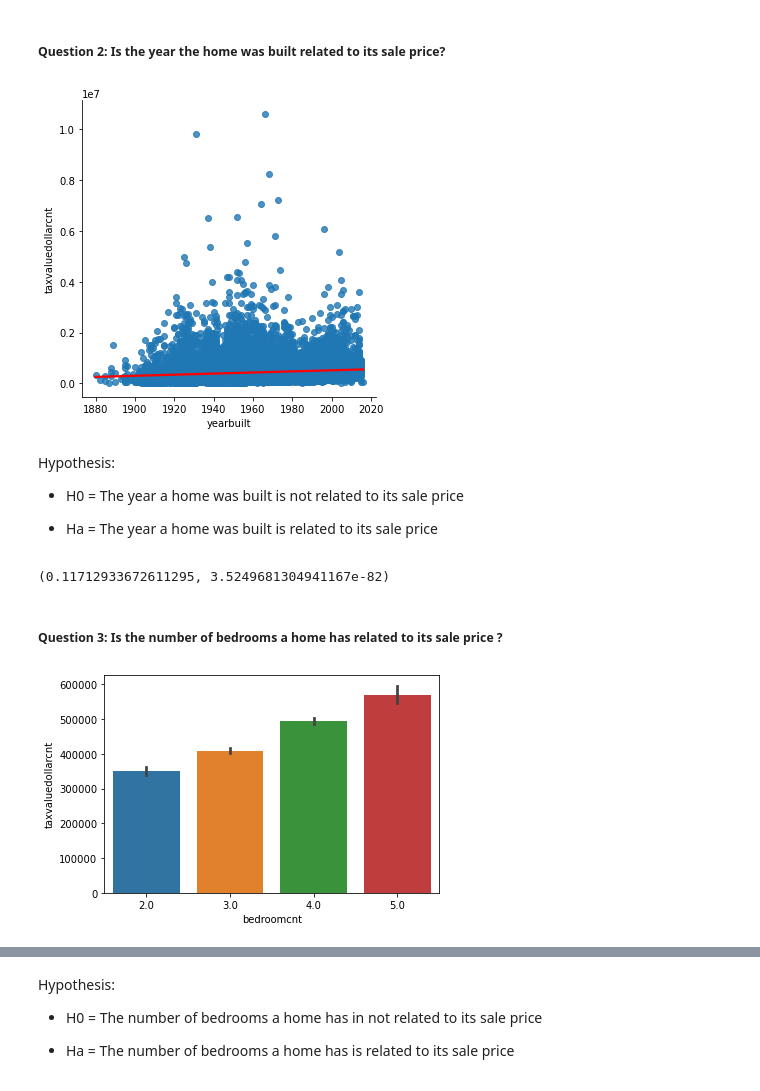
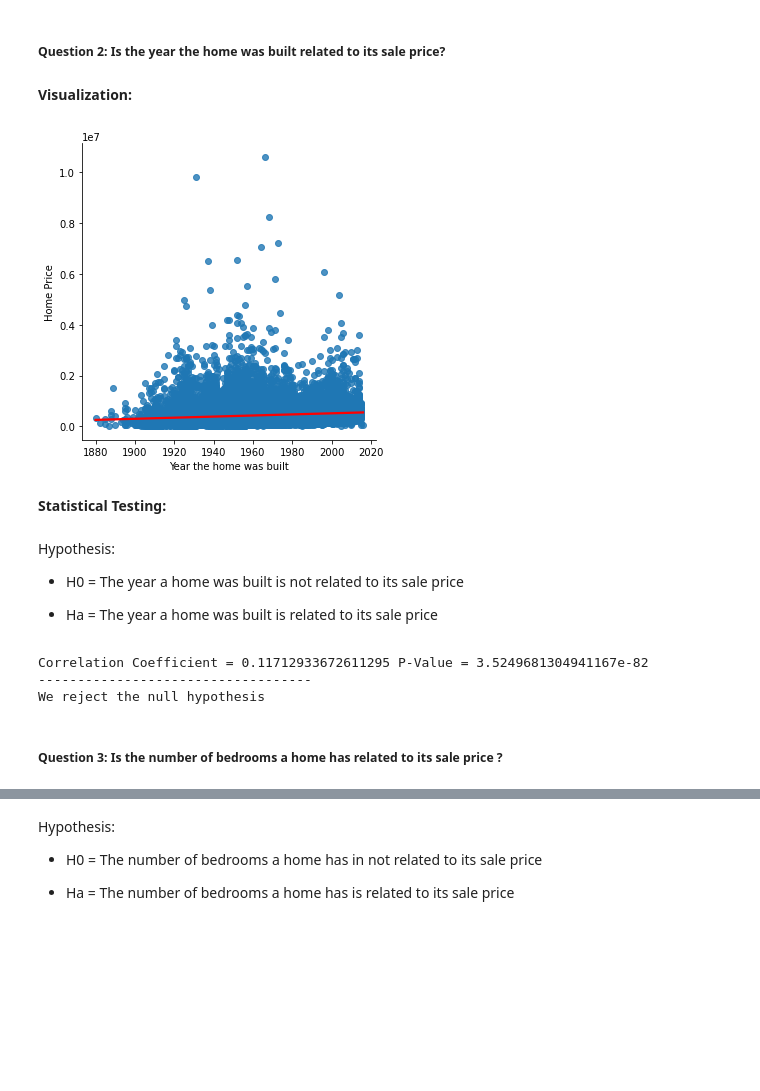
Before and after one commit to NSharick/regression-project, a Jupyter notebook: final_report_regression_project.ipynb, the cells around one changed output, grey strips where cells are left out. Drawn from its saved outputs; the diff is of its cells as text; code cells hidden in the pictures; blank space fills up the shorter version.

```diff
--- a/final_report_regression_project.ipynb
+++ b/final_report_regression_project.ipynb
@@ -83,26 +95,41 @@ corr, p
 # %% [markdown]
 ##### Question 2: Is the year the home was built related to its sale price?
-# %%
-sns.lmplot(x='yearbuilt', y='taxvaluedollarcnt', data=train, line_kws={'color': 'red'})
-plt.show()
-# %% [output]
-[figure, removed]
+# %% [markdown]
+**Visualization:**
+# %%
+#plot the variables using seaborn lmplot and include a regression line
+sns.lmplot(x='yearbuilt', y='taxvaluedollarcnt', data=train, line_kws={'color': 'red'})
+#create a label for the x axis
+plt.xlabel('Year the home was built')
+#create a label for the y axis
+plt.ylabel('Home Price')
+#output the visualization
+plt.show()
+# %% [output]
+[figure, added]
+# %% [markdown]
+**Statistical Testing:**
 # %% [markdown]
 Hypothesis:
 - H0 = The year a home was built is not related to its sale price
 
 - Ha = The year a home was built is related to its sale price
-# %%
-x = train.yearbuilt
-y = train.taxvaluedollarcnt
-corr, p = stats.pearsonr(x, y)
-corr, p
-# %% [output]
-(0.11712933672611295, 3.5249681304941167e-82)
+# %%
+#assign an alpha value
+alpha = 0.01
+#assign the x and y variables from the train dataset
+x = train.yearbuilt
+y = train.taxvaluedollarcnt
+#run a pearson r correlation test
+corr, p = stats.pearsonr(x, y)
+#output the results of the test
+print(f'Correlation Coefficient = {corr} P-Value = {p}')
+print('-----------------------------------')
+if p < alpha:
+    print('We reject the null hypothesis')
+# %% [output]
+Correlation Coefficient = 0.11712933672611295 P-Value = 3.5249681304941167e-82
+-----------------------------------
+We reject the null hypothesis
 # %% [markdown]
 ##### Question 3: Is the number of bedrooms a home has related to its sale price ?
-# %%
-sns.barplot(x='bedroomcnt', y='taxvaluedollarcnt', data=train)
-plt.show()
-# %% [output]
-[figure, removed]
```
Also changed, not shown: parts of 40 cells of this notebook.
